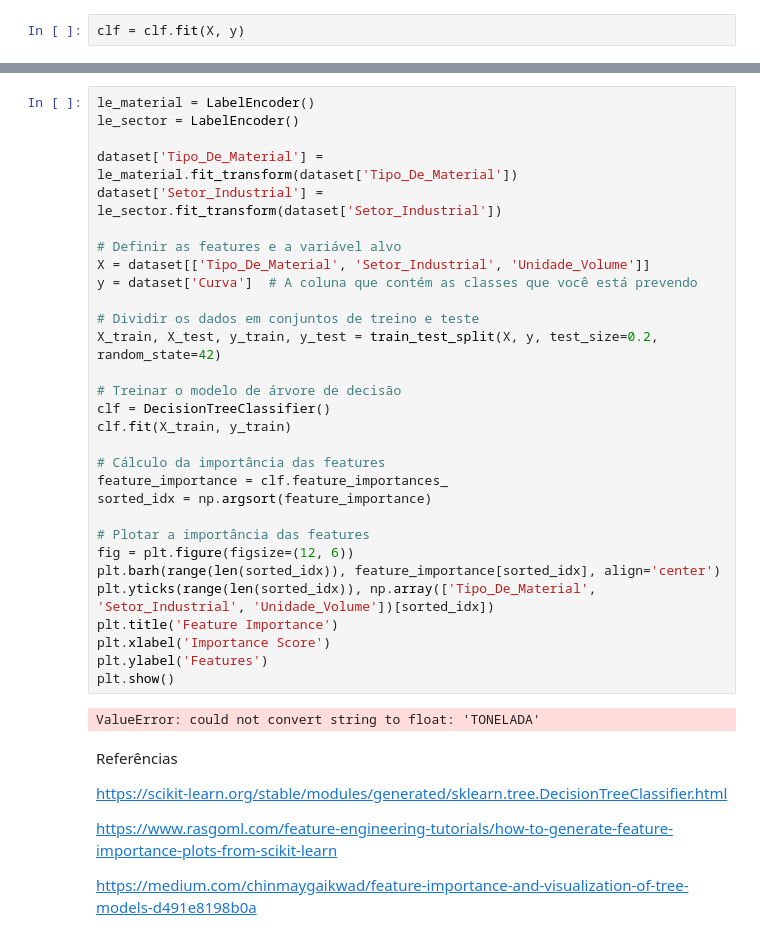
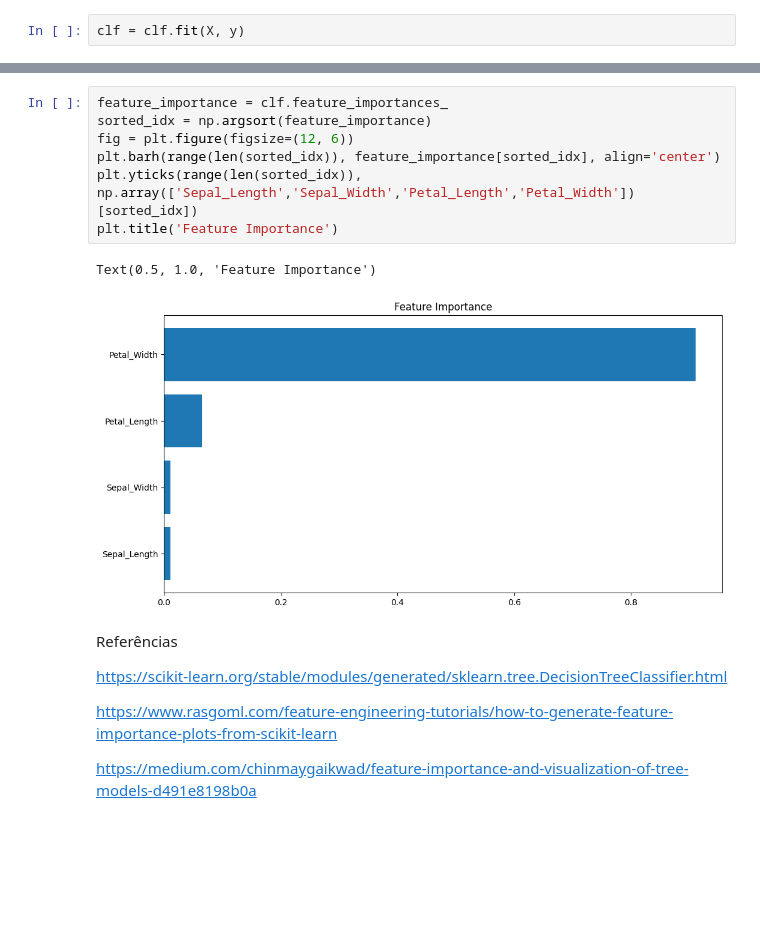
Before and after one commit to sanchesprogramer/Lab04-Teste-de-Software, a Jupyter notebook: Cópia_de_decision_tree.ipynb, the cells around one changed output, grey strips where cells are left out. Drawn from its saved outputs; the diff is of its cells as text; blank space fills up the shorter version.

```diff
--- a/Cópia_de_decision_tree.ipynb
+++ b/Cópia_de_decision_tree.ipynb
@@ -137,35 +137,13 @@ fig.savefig('imagename.png')
-# %%
-le_material = LabelEncoder()
-le_sector = LabelEncoder()
-
-dataset['Tipo_De_Material'] = le_material.fit_transform(dataset['Tipo_De_Material'])
-dataset['Setor_Industrial'] = le_sector.fit_transform(dataset['Setor_Industrial'])
-
-# Definir as features e a variável alvo
-X = dataset[['Tipo_De_Material', 'Setor_Industrial', 'Unidade_Volume']]
-y = dataset['Curva']  # A coluna que contém as classes que você está prevendo
-
-# Dividir os dados em conjuntos de treino e teste
-X_train, X_test, y_train, y_test = train_test_split(X, y, test_size=0.2, random_state=42)
-
-# Treinar o modelo de árvore de decisão
-clf = DecisionTreeClassifier()
-clf.fit(X_train, y_train)
-
-# Cálculo da importância das features
-feature_importance = clf.feature_importances_
-sorted_idx = np.argsort(feature_importance)
-
-# Plotar a importância das features
-fig = plt.figure(figsize=(12, 6))
-plt.barh(range(len(sorted_idx)), feature_importance[sorted_idx], align='center')
-plt.yticks(range(len(sorted_idx)), np.array(['Tipo_De_Material', 'Setor_Industrial', 'Unidade_Volume'])[sorted_idx])
-plt.title('Feature Importance')
-plt.xlabel('Importance Score')
-plt.ylabel('Features')
-plt.show()
-# %% [output]
-ValueError: could not convert string to float: 'TONELADA'
+# %%
+feature_importance = clf.feature_importances_
+sorted_idx = np.argsort(feature_importance)
+fig = plt.figure(figsize=(12, 6))
+plt.barh(range(len(sorted_idx)), feature_importance[sorted_idx], align='center')
+plt.yticks(range(len(sorted_idx)), np.array(['Sepal_Length','Sepal_Width','Petal_Length','Petal_Width'])[sorted_idx])
+plt.title('Feature Importance')
+# %% [output]
+Text(0.5, 1.0, 'Feature Importance')
+[figure, added]
 # %% [markdown]
 Referências
 
```
Also changed, not shown: parts of 1 cell of this notebook.
